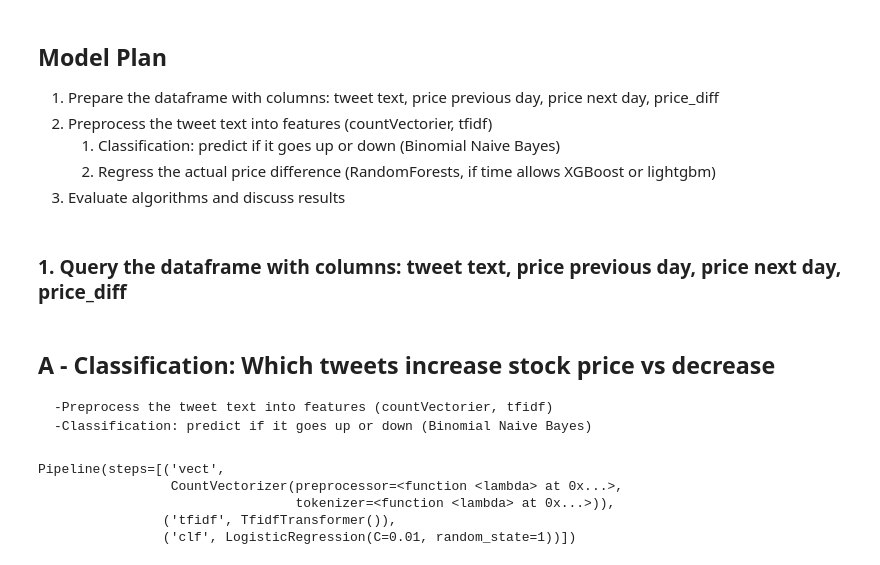
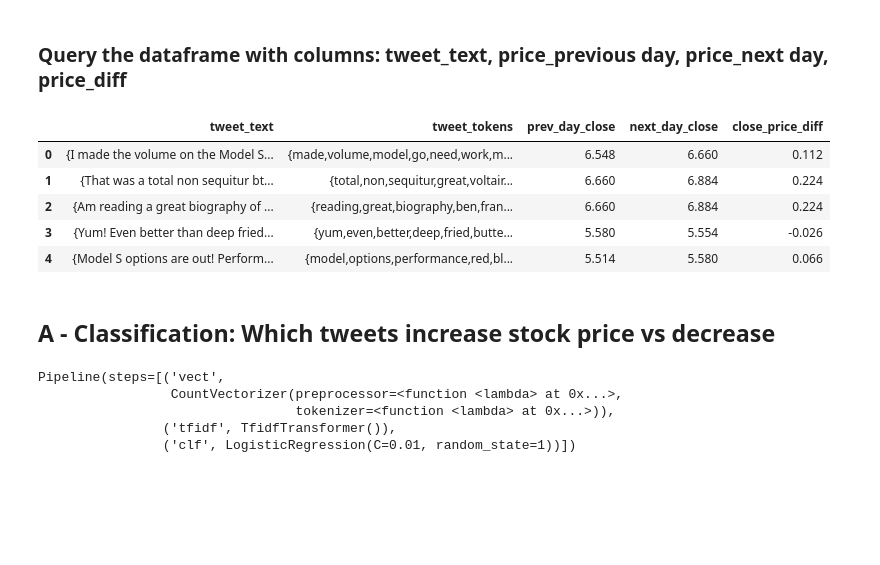
Before and after one commit to angkohtenko/twitter_vs_stocks, a Jupyter notebook: ML_model.ipynb, the cells around one changed output. Saved outputs shown, nothing was run; the diff lists cells and outputs as text; code cells hidden in the pictures; blank space fills up the shorter version.

```diff
--- a/ML_model.ipynb
+++ b/ML_model.ipynb
@@ -3,13 +3,5 @@
-# %% [markdown]
-## Model Plan
-
-1. Prepare the dataframe with columns: tweet text, price previous day, price next day, price_diff
-2. Preprocess the tweet text into features (countVectorier, tfidf)
-    1. Classification: predict if it goes up or down (Binomial Naive Bayes)
-    2. Regress the actual price difference (RandomForests, if time allows XGBoost or lightgbm)
-3. Evaluate algorithms and discuss results
 # %% [markdown]
-### 1. Query the dataframe with columns: tweet text, price previous day, price next day, price_diff
+### Query the dataframe with columns: tweet_text, price_previous day, price_next day, price_diff
 # %%
 # Setting up libraries:
 
@@ -55,10 +46,16 @@ tweets_price.dropna(inplace=True)
 tweets_price['close_price_diff'] = tweets_price['next_day_close'] - tweets_price['prev_day_close']
 # %%
 tweets_price = tweets_price[tweets_price.tweet_tokens.str.count(',') > 1] # More than two words in tweet
+tweets_price.head()
+# %% [output]
+|  | tweet_text | tweet_tokens | prev_day_close | next_day_close | close_price_diff |
+| 0 | {I made the volume on the Model S... | {made,volume,model,go,need,work,m... | 6.548 | 6.660 | 0.112 |
+| 1 | {That was a total non sequitur bt... | {total,non,sequitur,great,voltair... | 6.660 | 6.884 | 0.224 |
+| 2 | {Am reading a great biography of ... | {reading,great,biography,ben,fran... | 6.660 | 6.884 | 0.224 |
+| 3 | {Yum! Even better than deep fried... | {yum,even,better,deep,fried,butte... | 5.580 | 5.554 | -0.026 |
+| 4 | {Model S options are out! Perform... | {model,options,performance,red,bl... | 5.514 | 5.580 | 0.066 |
 # %% [markdown]
 ## A - Classification: Which tweets increase stock price vs decrease
-    -Preprocess the tweet text into features (countVectorier, tfidf)
-    -Classification: predict if it goes up or down (Binomial Naive Bayes)
 # %%
 # Setting up libraries for model
 
```
Also changed, not shown: parts of 3 cells of this notebook, 5 other files.
